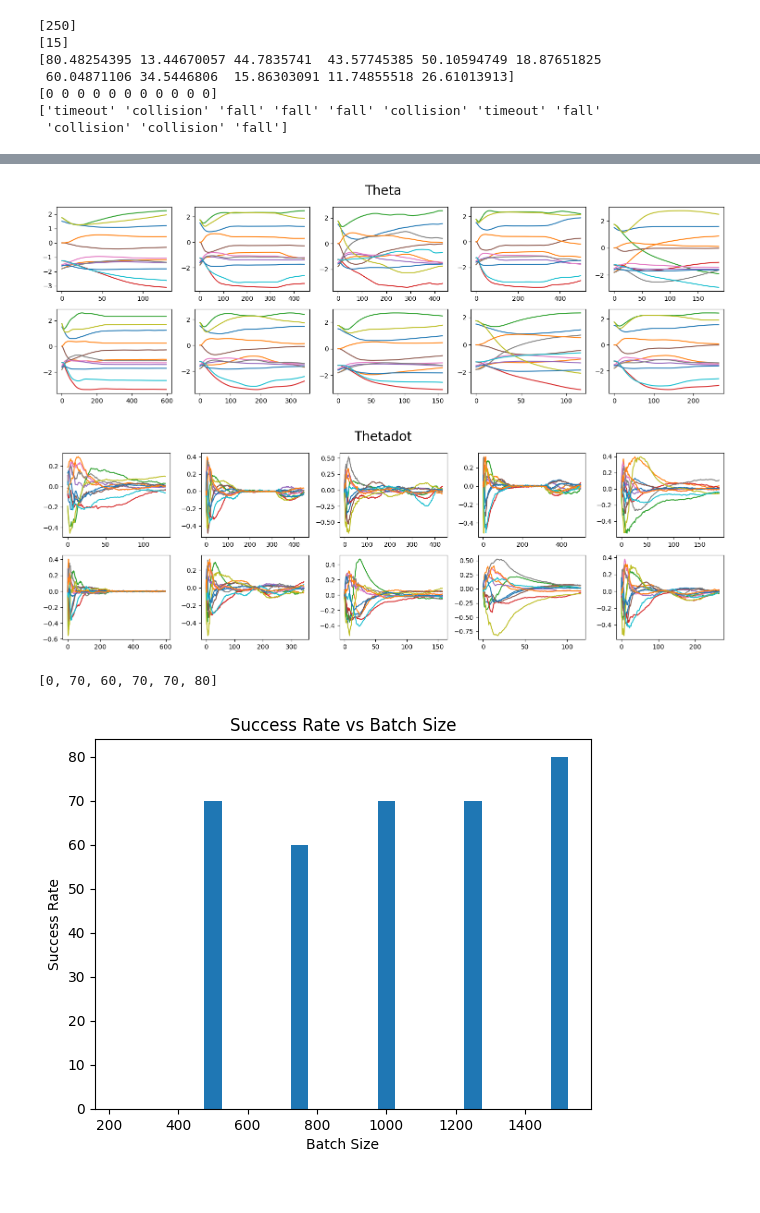
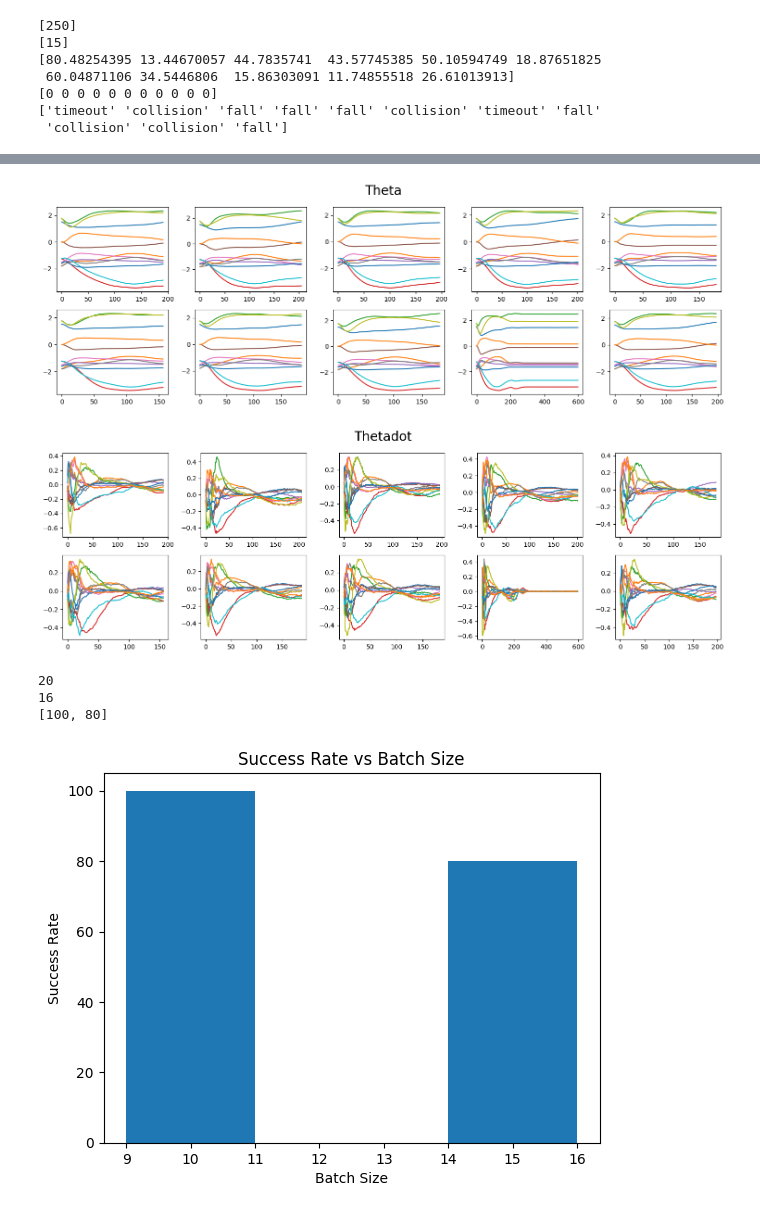
Before and after one commit to AKS-Lab-Univertsity-of-Tartu/bimanual_manipulation, a Jupyter notebook: real_demo/sampling_based_planner/benchmark.ipynb, the cells around one changed output, grey strips where cells are left out. Drawn from its saved outputs; the diff is of its cells as text; code cells hidden in the pictures.

Commit message:
benchmarking horizon length wip

```diff
--- a/real_demo/sampling_based_planner/benchmark.ipynb
+++ b/real_demo/sampling_based_planner/benchmark.ipynb
@@ -8,11 +8,10 @@ file_name = "bench_1000_15_2102.npz"
 data = np.load(data_path+file_name, allow_pickle=True)
 # %%
 data_path = "../../../../install/real_demo/share/real_demo/data/planner/benchmark/"
-batch_sizes = range(250, 1501, 250)
-
+batch_sizes = range(250, 1751, 250)
 file_names = list()
 for batch_size in batch_sizes:
-    file_names.append(f"bench_{batch_size}_15_2102.npz")
+    file_names.append(f"bench_{batch_size}_15_2103.npz")
 
 print(file_names)
 
@@ -24,0 +24,13 @@ for file_name in file_names:
+# %%
+data_path = "../../../../install/real_demo/share/real_demo/data/planner/benchmark/"
+horizon_len = range(10, 16, 5)
+file_names = list()
+for horizon in horizon_len:
+    file_names.append(f"bench_1000_{horizon}_2104.npz")
+
+print(file_names)
+
+data_files = list()
+for file_name in file_names:
+    data = np.load(data_path+file_name, allow_pickle=True)
+    data_files.append(data)
@@ -89,7 +103,7 @@ fig.suptitle("Theta", fontsize=20)
 plt.tight_layout()
 plt.show()
 # %% [output]
-[figure, old version]
+[figure, new version]
 # %%
 fig, axes = plt.subplots(2, 5, figsize=(15, 5))
 idx = 1
@@ -103,21 +117,23 @@ fig.suptitle("Thetadot", fontsize=20)
 plt.tight_layout()
 plt.show()
 # %% [output]
-[figure, old version]
+[figure, new version]
 # %%
 success_rate = list()
 for data in data_files:
     success = data['success'][1:]
+    print(sum(success))
     success_rate.append(int(sum(success)/len(success)*100))
 
 print(success_rate)
-batch_sizes = range(250, 1501, 250)
 
 plt.xlabel("Batch Size")
 plt.ylabel("Success Rate")
 plt.title("Success Rate vs Batch Size")
-plt.bar(batch_sizes, success_rate, width=50)
+plt.bar(batch_sizes, success_rate, width=200)
 plt.show()
 # %% [output]
-[0, 70, 60, 70, 70, 80]
+20
+16
+[100, 80]
-[figure, old version]
+[figure, new version]
```
Also changed, not shown: parts of 9 cells of this notebook, 1 other file.
